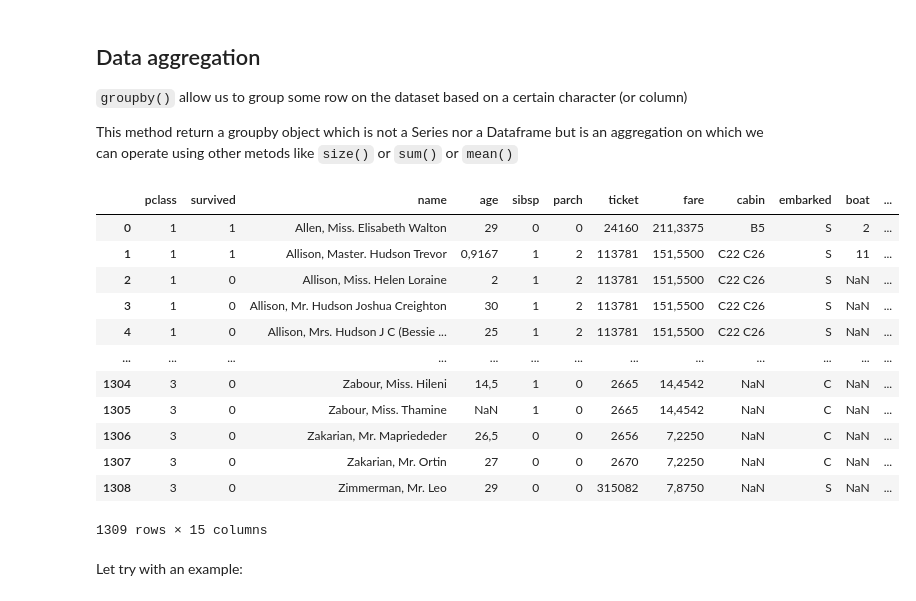
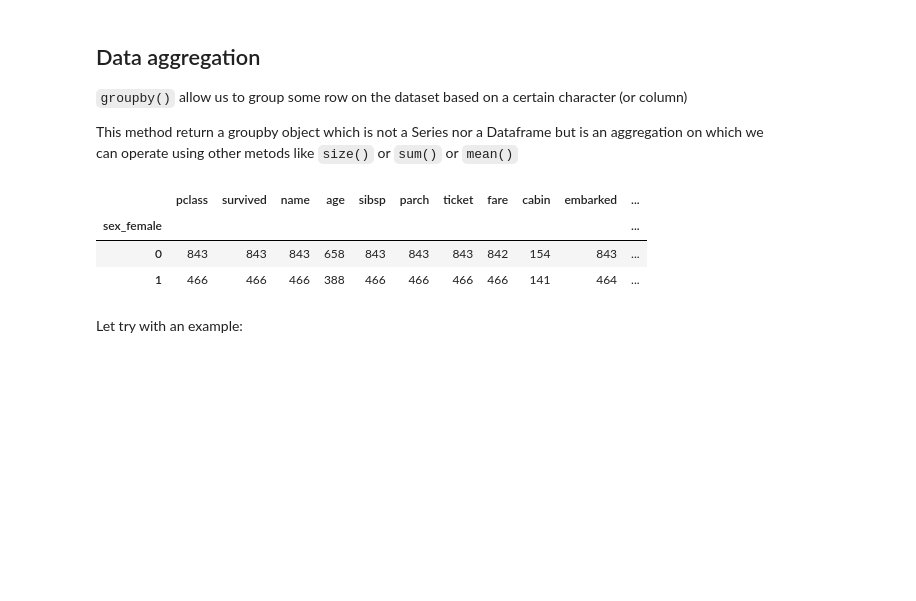
Before and after one commit to pg-88/ARTIFICIAL-INTELLIGENCE-MACHINE-LEARNING, a Jupyter notebook: python/pandas_notebook.ipynb, the cells around one changed output. Saved outputs shown, nothing was run; the diff lists cells and outputs as text; code cells hidden in the pictures; blank space fills up the shorter version.

```diff
--- a/python/pandas_notebook.ipynb
+++ b/python/pandas_notebook.ipynb
@@ -331,5 +416,5 @@ Let's try i on the column "sex", syntax will be
 
 `pd.get_dummuies(data="NAME_OF_DATFRAME", columns=["column1", "column2"...])`
 # %%
-dummies_col = pd.get_dummies(data=titanic_df, columns=['sex'], )
-# dummies_col["sex"]
+titanic_df = pd.get_dummies(data=titanic_df, columns=["sex"])
+titanic_df
@@ -335,0 +435,4 @@ dummies_col = pd.get_dummies(data=titanic_df, columns=['sex'], )
+# %%
+titanic_df = pd.from_dummies(data=titanic_df, sep='_', default_category={"sex_male": [0,1], "sex_female": [0,1]})
+
+# pd.from_dummies(data=titanic_df)
@@ -570,21 +1011,12 @@ transactions["date"].dt.month, transactions["date"].dt.day_of_week, transactions
 This method return a groupby object which is not a Series nor a Dataframe but is an aggregation on which we can operate using other metods like `size()` or `sum()` or `mean()`
 # %%
 # titanic_df.groupby('sex').mean()
-titanic_df
+titanic_df.groupby("sex_female").count()
 # %% [output]
-|  | pclass | survived | name | age | sibsp | parch | ticket | fare | cabin | embarked | boat | ... |
-| 0 | 1 | 1 | Allen, Miss. Elisabeth Walton | 29 | 0 | 0 | 24160 | 211,3375 | B5 | S | 2 | ... |
-| 1 | 1 | 1 | Allison, Master. Hudson Trevor | 0,9167 | 1 | 2 | 113781 | 151,5500 | C22 C26 | S | 11 | ... |
-| 2 | 1 | 0 | Allison, Miss. Helen Loraine | 2 | 1 | 2 | 113781 | 151,5500 | C22 C26 | S | NaN | ... |
-| 3 | 1 | 0 | Allison, Mr. Hudson Joshua Creighton | 30 | 1 | 2 | 113781 | 151,5500 | C22 C26 | S | NaN | ... |
-| 4 | 1 | 0 | Allison, Mrs. Hudson J C (Bessie ... | 25 | 1 | 2 | 113781 | 151,5500 | C22 C26 | S | NaN | ... |
-| ... | ... | ... | ... | ... | ... | ... | ... | ... | ... | ... | ... | ... |
-| 1304 | 3 | 0 | Zabour, Miss. Hileni | 14,5 | 1 | 0 | 2665 | 14,4542 | NaN | C | NaN | ... |
-| 1305 | 3 | 0 | Zabour, Miss. Thamine | NaN | 1 | 0 | 2665 | 14,4542 | NaN | C | NaN | ... |
-| 1306 | 3 | 0 | Zakarian, Mr. Mapriededer | 26,5 | 0 | 0 | 2656 | 7,2250 | NaN | C | NaN | ... |
-| 1307 | 3 | 0 | Zakarian, Mr. Ortin | 27 | 0 | 0 | 2670 | 7,2250 | NaN | C | NaN | ... |
-| 1308 | 3 | 0 | Zimmerman, Mr. Leo | 29 | 0 | 0 | 315082 | 7,8750 | NaN | S | NaN | ... |
+|  | pclass | survived | name | age | sibsp | parch | ticket | fare | cabin | embarked | ... |
+| sex_female |  |  |  |  |  |  |  |  |  |  | ... |
+| 0 | 843 | 843 | 843 | 658 | 843 | 843 | 843 | 842 | 154 | 843 | ... |
+| 1 | 466 | 466 | 466 | 388 | 466 | 466 | 466 | 466 | 141 | 464 | ... |
-1309 rows × 15 columns
 # %% [markdown]
 Let try with an example:
 # %%
```
Also changed, not shown: parts of 58 cells of this notebook.
